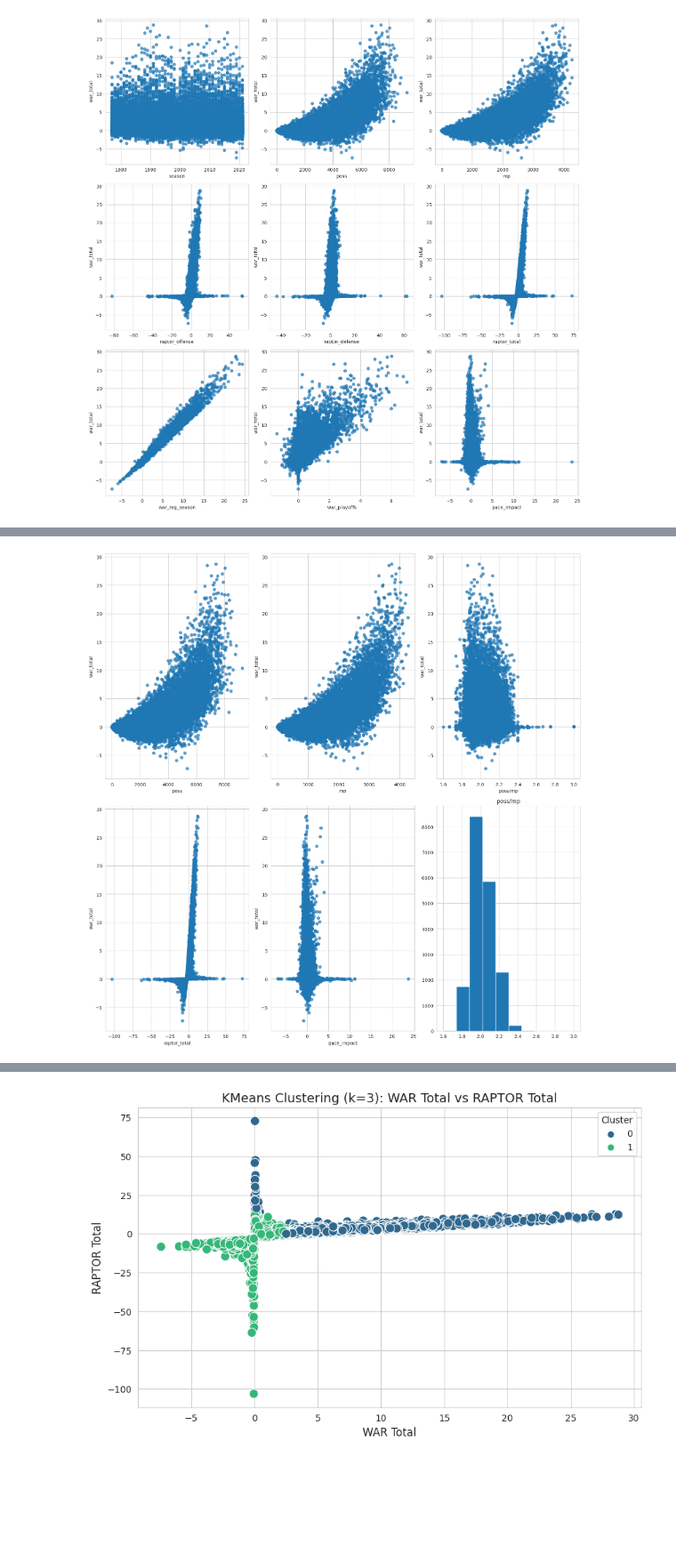
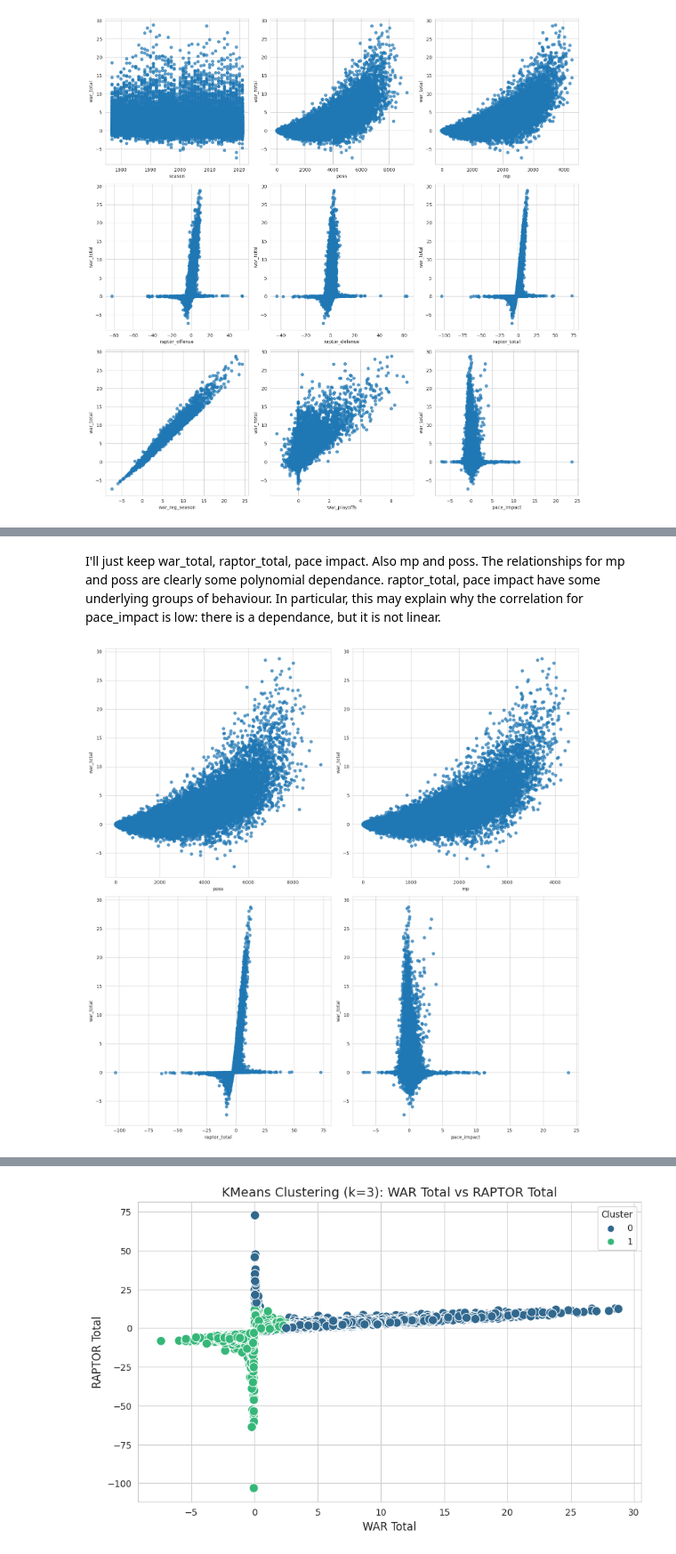
Before and after one commit to LucasPancotto/NBA-kaggle-challenge, a Jupyter notebook: explore.ipynb, the cells around one changed output, grey strips where cells are left out. Shown at 89% size. Saved outputs shown, nothing was run; the diff lists cells and outputs as text; code cells hidden in the pictures; blank space fills up the shorter version.

```diff
--- a/explore.ipynb
+++ b/explore.ipynb
@@ -138,9 +122,3 @@ plt.tight_layout()
 plt.show()
 # %% [output]
 [figure]
-# %%
-# I'll just keep war_total, raptor_total, pace impact. Also mp and poss, but I'll test the new feature poss/mp
-df['poss/mp'] = df['poss']/df['mp']
-df = df[['player_name',	'player_id','poss',	'mp','poss/mp' ,	'raptor_total',	'war_total',	'pace_impact',]]
-df[['poss/mp']] = df[['poss/mp']].replace([np.inf, -np.inf], np.nan)
-df.head()
@@ -164,25 +125,28 @@ See the caveats in the documentation: https://pandas.pydata.org/pandas-docs/stab
+# %% [markdown]
+I'll just keep war_total, raptor_total, pace impact. Also mp and poss. The relationships for mp and poss are clearly some polynomial dependance. raptor_total, pace impact have some underlying groups of behaviour. In particular, this may explain why the correlation for pace_impact is low: there is a dependance, but it is not linear.
 # %%
+# I'll just keep war_total, raptor_total, pace impact. Also mp and poss.
+df = df[['player_name',	'player_id','poss',	'mp' ,	'raptor_total',	'war_total',	'pace_impact',]]
 # Filter only numeric features to avoid errors
 # Filter numeric columns and exclude 'war_total'
 numeric_features = df.select_dtypes(include='number').drop(columns=['war_total']).columns
 
 # Set up the subplots
 n_features = len(numeric_features)  # Exclude 'war_total'
-n_cols = 3
+n_cols = 2
 n_rows = 2
 
 f, axs = plt.subplots(nrows=n_rows, ncols=n_cols, figsize=(15, 15))
 axs = axs.flatten()  # Flatten the 2D array of axes
 
 # Plot 'war_total' against other numeric features
 for feature, ax in zip(numeric_features, axs):
     if feature != 'war_total':
         ax.scatter(df[feature], df['war_total'], alpha=0.7)
         ax.set_xlabel(feature)
         ax.set_ylabel('war_total')
-df[['poss/mp']].hist(ax = axs[-1])
 
 plt.tight_layout()
 plt.show()
 # %% [output]
-[figure, old version]
+[figure, new version]
```
Also changed, not shown: parts of 22 cells of this notebook.
